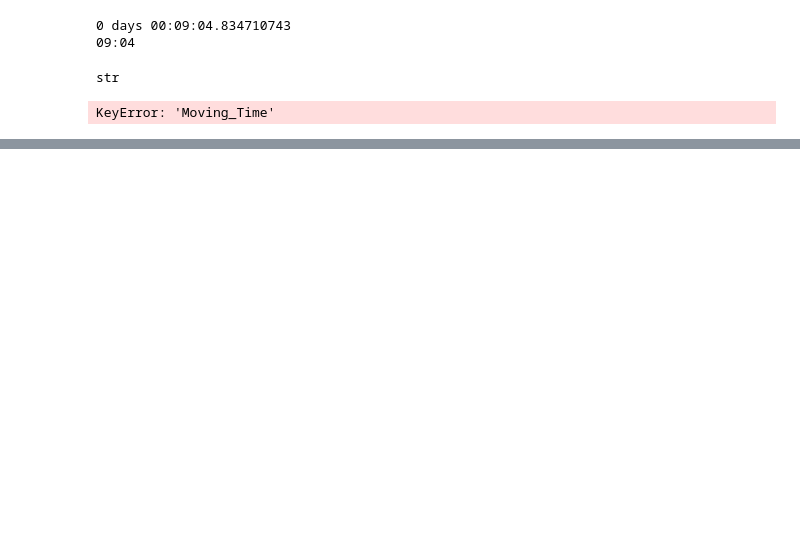
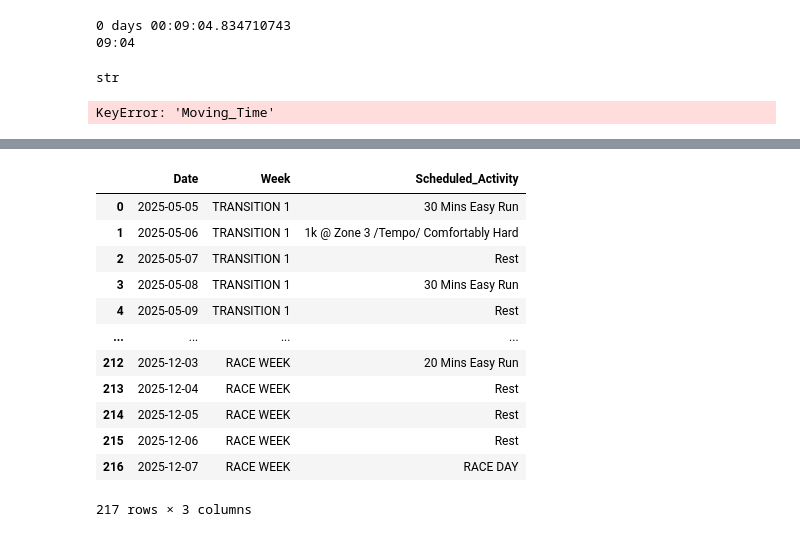
Before and after one commit to ssc0ttie/running_app, a Jupyter notebook: models/analysis.ipynb, the cells around one changed output, grey strips where cells are left out. Drawn from its saved outputs; the diff is of its cells as text; code cells hidden in the pictures; blank space fills up the shorter version.

```diff
--- a/models/analysis.ipynb
+++ b/models/analysis.ipynb
@@ -934,0 +1006,28 @@ KeyError: 'Moving_Time'
+# %%
+week_lookup_data = sheet.get_worksheet_by_id(336401596).get_all_records()
+df_week = pd.DataFrame(week_lookup_data)[["Dates", "WEEK", "Activity"]]
+df_week.rename(
+    columns={
+        "Dates": "Date",
+        "WEEK": "Week",
+        "Activity": "Scheduled_Activity",
+    },
+    inplace=True,
+)
+df_week["Date"] = pd.to_datetime(df_week["Date"])
+# %%
+df_week
+# %% [output]
+|  | Date | Week | Scheduled_Activity |
+| 0 | 2025-05-05 | TRANSITION 1 | 30 Mins Easy Run |
+| 1 | 2025-05-06 | TRANSITION 1 | 1k @ Zone 3 /Tempo/ Comfortably Hard |
+| 2 | 2025-05-07 | TRANSITION 1 | Rest |
+| 3 | 2025-05-08 | TRANSITION 1 | 30 Mins Easy Run |
+| 4 | 2025-05-09 | TRANSITION 1 | Rest |
+| ... | ... | ... | ... |
+| 212 | 2025-12-03 | RACE WEEK | 20 Mins Easy Run |
+| 213 | 2025-12-04 | RACE WEEK | Rest |
+| 214 | 2025-12-05 | RACE WEEK | Rest |
+| 215 | 2025-12-06 | RACE WEEK | Rest |
+| 216 | 2025-12-07 | RACE WEEK | RACE DAY |
+217 rows × 3 columns
```
Also changed, not shown: parts of 11 cells of this notebook, 11 other files.
